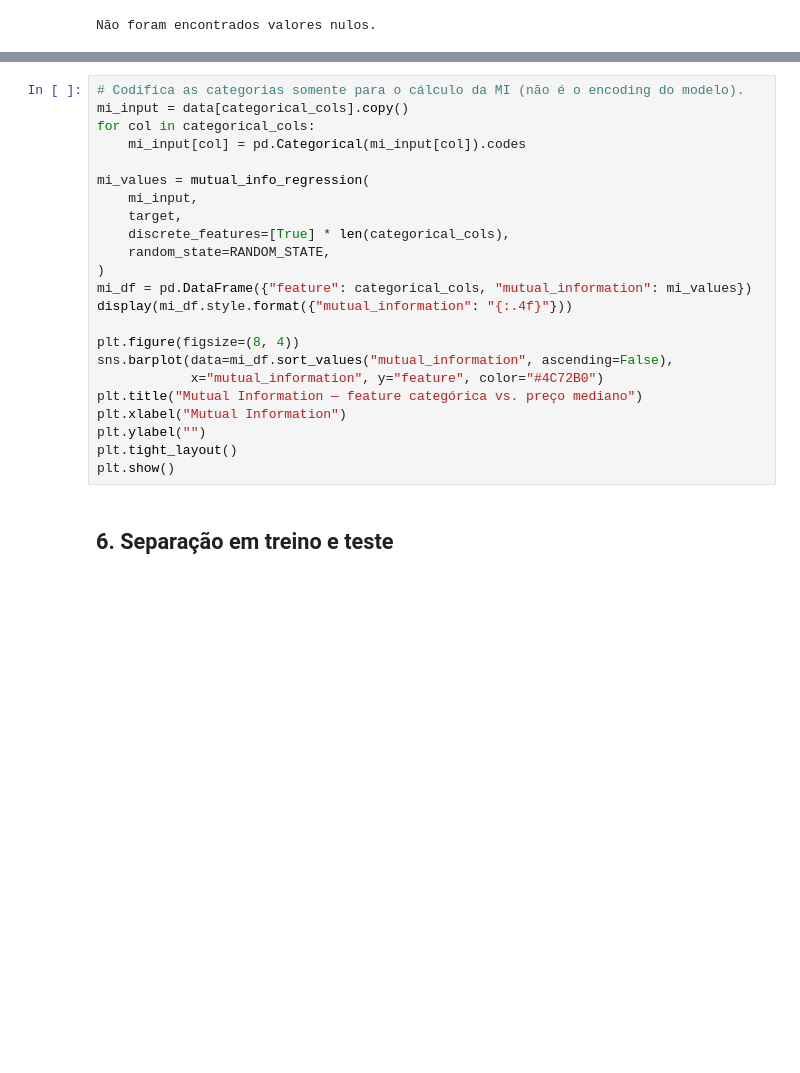
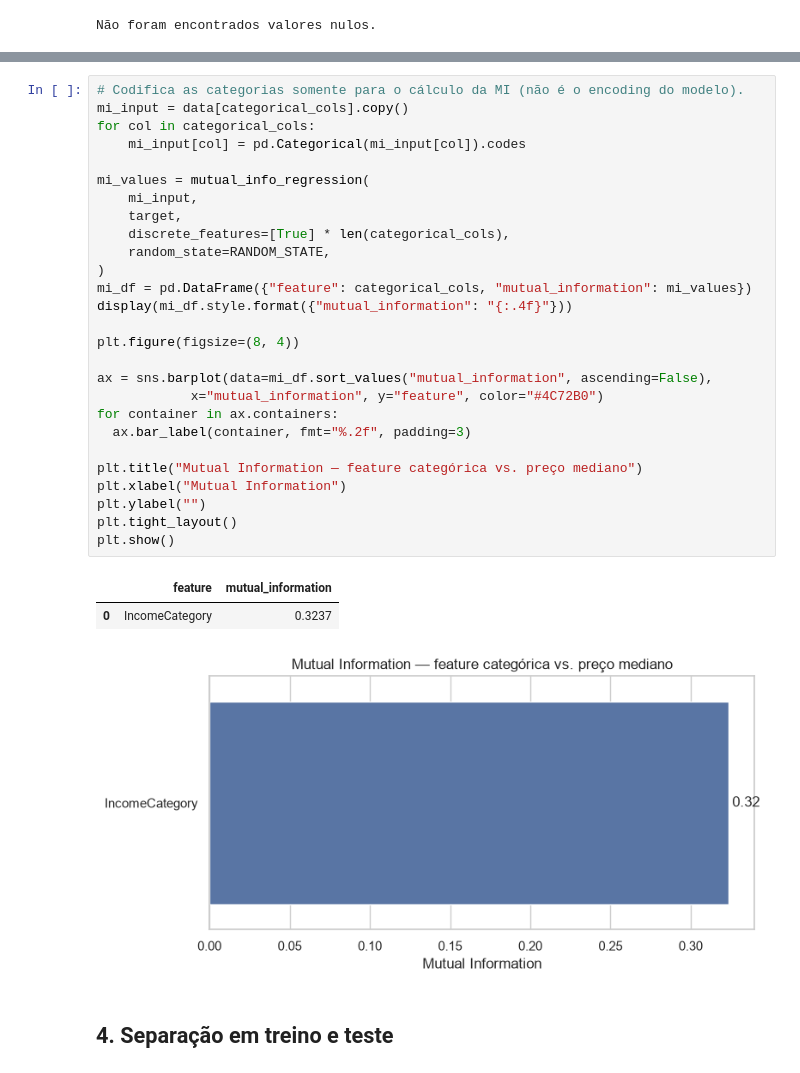
Before and after one commit to nogueira-cavalcante/fgv, a Jupyter notebook: MLOps e Versionamento/códigos/Notebook - implementação prática de MLOps.ipynb, the cells around one changed output, grey strips where cells are left out. Saved outputs shown, nothing was run; the diff lists cells and outputs as text; blank space fills up the shorter version.

```diff
--- a/MLOps e Versionamento/códigos/Notebook - implementação prática de MLOps.ipynb
+++ b/MLOps e Versionamento/códigos/Notebook - implementação prática de MLOps.ipynb
@@ -252,28 +338,36 @@ plt.show()
 # %%
 # Codifica as categorias somente para o cálculo da MI (não é o encoding do modelo).
 mi_input = data[categorical_cols].copy()
 for col in categorical_cols:
     mi_input[col] = pd.Categorical(mi_input[col]).codes
 
 mi_values = mutual_info_regression(
     mi_input,
     target,
     discrete_features=[True] * len(categorical_cols),
     random_state=RANDOM_STATE,
 )
 mi_df = pd.DataFrame({"feature": categorical_cols, "mutual_information": mi_values})
 display(mi_df.style.format({"mutual_information": "{:.4f}"}))
 
 plt.figure(figsize=(8, 4))
-sns.barplot(data=mi_df.sort_values("mutual_information", ascending=False),
+
+ax = sns.barplot(data=mi_df.sort_values("mutual_information", ascending=False),
             x="mutual_information", y="feature", color="#4C72B0")
+for container in ax.containers:
+  ax.bar_label(container, fmt="%.2f", padding=3)
+
 plt.title("Mutual Information — feature categórica vs. preço mediano")
 plt.xlabel("Mutual Information")
 plt.ylabel("")
 plt.tight_layout()
 plt.show()
+# %% [output]
+|  | feature | mutual_information |
+| 0 | IncomeCategory | 0.3237 |
+[figure, added]
 # %% [markdown]
-## 6. Separação em treino e teste
+## 4. Separação em treino e teste
 # %%
 X = data.drop(columns=[TARGET])
 y = data[TARGET]
```
Also changed, not shown: parts of 32 cells of this notebook, 27 other files.
